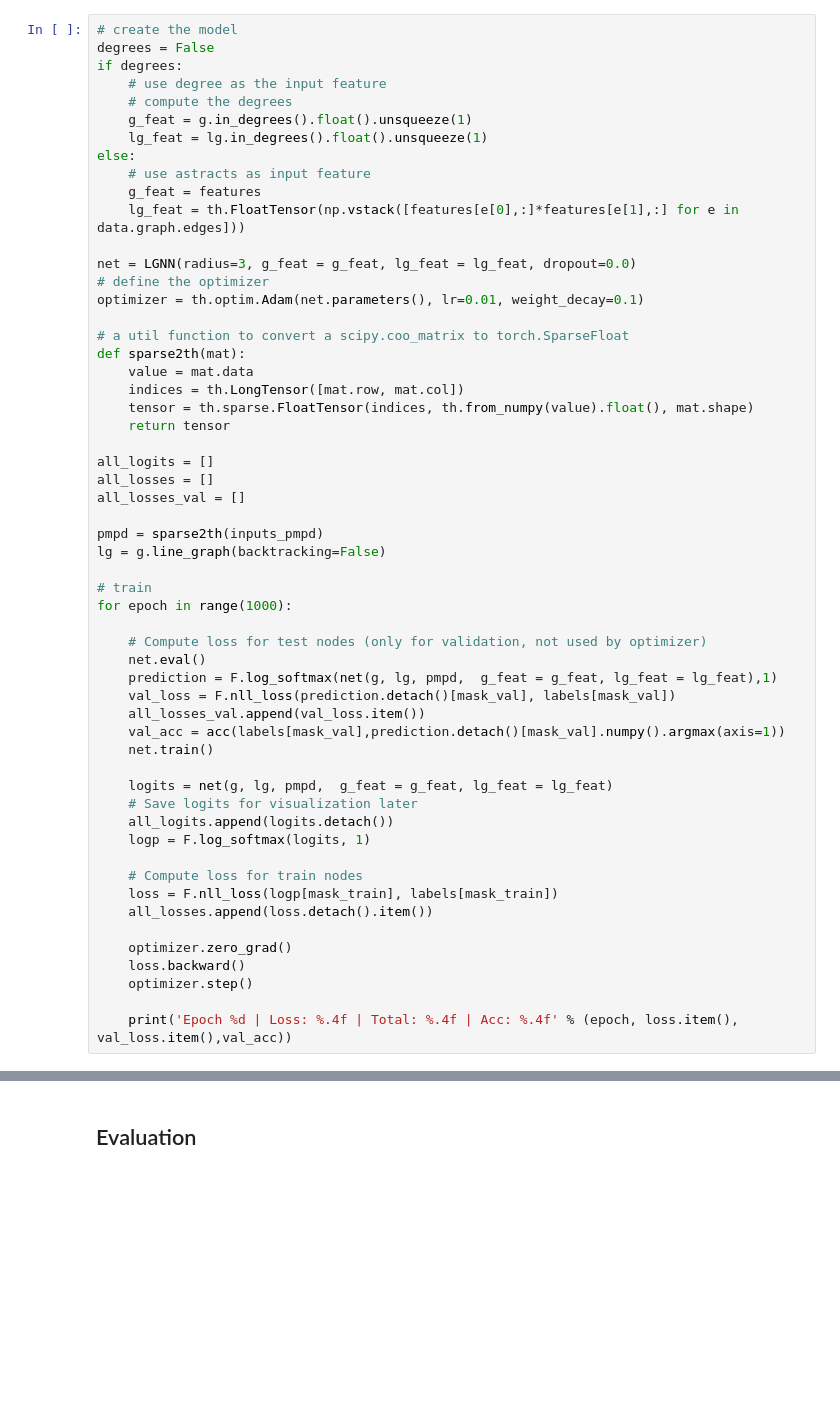
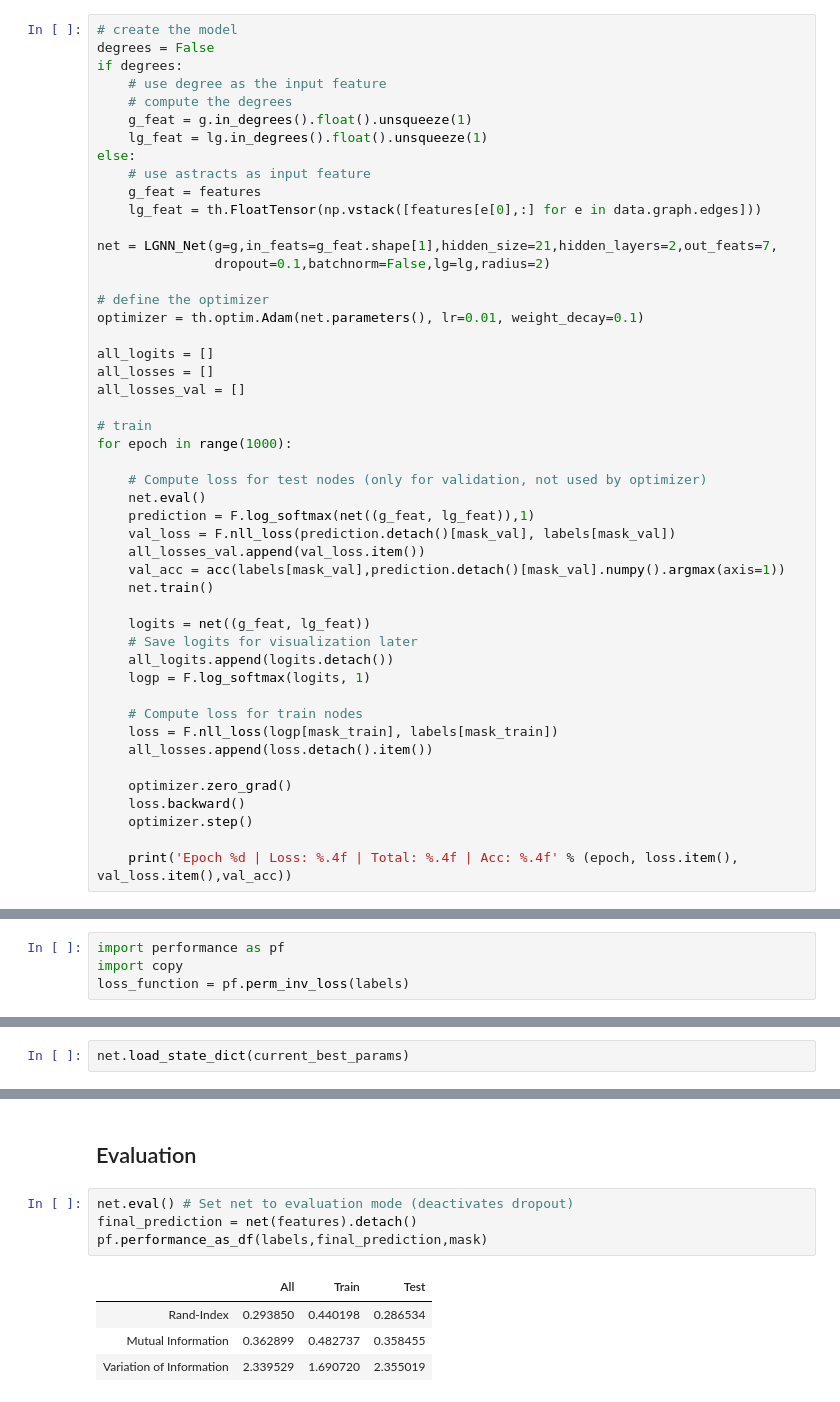
Before and after one commit to adrian-lison/gnn-community-detection, a Jupyter notebook: Notebooks/LGNN_Semi_supervised.ipynb, the cells around one changed output, grey strips where cells are left out. Saved outputs shown, nothing was run; the diff lists cells and outputs as text; blank space fills up the shorter version.

```diff
--- a/Notebooks/LGNN_Semi_supervised.ipynb
+++ b/Notebooks/LGNN_Semi_supervised.ipynb
@@ -205,38 +87,30 @@ if degrees:
 else:
     # use astracts as input feature
     g_feat = features
-    lg_feat = th.FloatTensor(np.vstack([features[e[0],:]*features[e[1],:] for e in data.graph.edges]))
+    lg_feat = th.FloatTensor(np.vstack([features[e[0],:] for e in data.graph.edges]))
 
-net = LGNN(radius=3, g_feat = g_feat, lg_feat = lg_feat, dropout=0.0)
+net = LGNN_Net(g=g,in_feats=g_feat.shape[1],hidden_size=21,hidden_layers=2,out_feats=7,
+               dropout=0.1,batchnorm=False,lg=lg,radius=2)
+
 # define the optimizer
 optimizer = th.optim.Adam(net.parameters(), lr=0.01, weight_decay=0.1)
-
-# a util function to convert a scipy.coo_matrix to torch.SparseFloat
-def sparse2th(mat):
-    value = mat.data
-    indices = th.LongTensor([mat.row, mat.col])
-    tensor = th.sparse.FloatTensor(indices, th.from_numpy(value).float(), mat.shape)
-    return tensor
 
 all_logits = []
 all_losses = []
 all_losses_val = []
-
-pmpd = sparse2th(inputs_pmpd)
-lg = g.line_graph(backtracking=False)
 
 # train
 for epoch in range(1000):
 
     # Compute loss for test nodes (only for validation, not used by optimizer)
     net.eval()
-    prediction = F.log_softmax(net(g, lg, pmpd,  g_feat = g_feat, lg_feat = lg_feat),1)
+    prediction = F.log_softmax(net((g_feat, lg_feat)),1)
     val_loss = F.nll_loss(prediction.detach()[mask_val], labels[mask_val])
     all_losses_val.append(val_loss.item())
     val_acc = acc(labels[mask_val],prediction.detach()[mask_val].numpy().argmax(axis=1))
     net.train()
 
-    logits = net(g, lg, pmpd,  g_feat = g_feat, lg_feat = lg_feat)
+    logits = net((g_feat, lg_feat))
     # Save logits for visualization later
     all_logits.append(logits.detach())
     logp = F.log_softmax(logits, 1)
@@ -271 +145,5 @@ Epoch 46 | Loss: 1.8308 | Total: 2.0745 | Acc: 0.3481
 KeyboardInterrupt:
+# %%
+import performance as pf
+import copy
+loss_function = pf.perm_inv_loss(labels)
@@ -271,0 +239,2 @@ KeyboardInterrupt:
+# %%
+net.load_state_dict(current_best_params)
@@ -279,5 +295,14 @@ fig = dict(data=traces, layout=layout)
 iplot(fig)
 # %% [markdown]
 ## Evaluation
+# %%
+net.eval() # Set net to evaluation mode (deactivates dropout)
+final_prediction = net(features).detach()
+pf.performance_as_df(labels,final_prediction,mask)
+# %% [output]
+|  | All | Train | Test |
+| Rand-Index | 0.293850 | 0.440198 | 0.286534 |
+| Mutual Information | 0.362899 | 0.482737 | 0.358455 |
+| Variation of Information | 2.339529 | 1.690720 | 2.355019 |
 # %%
 net.eval() # Set net to evaluation mode (deactivates dropout)
```
Also changed, not shown: parts of 15 cells of this notebook.
